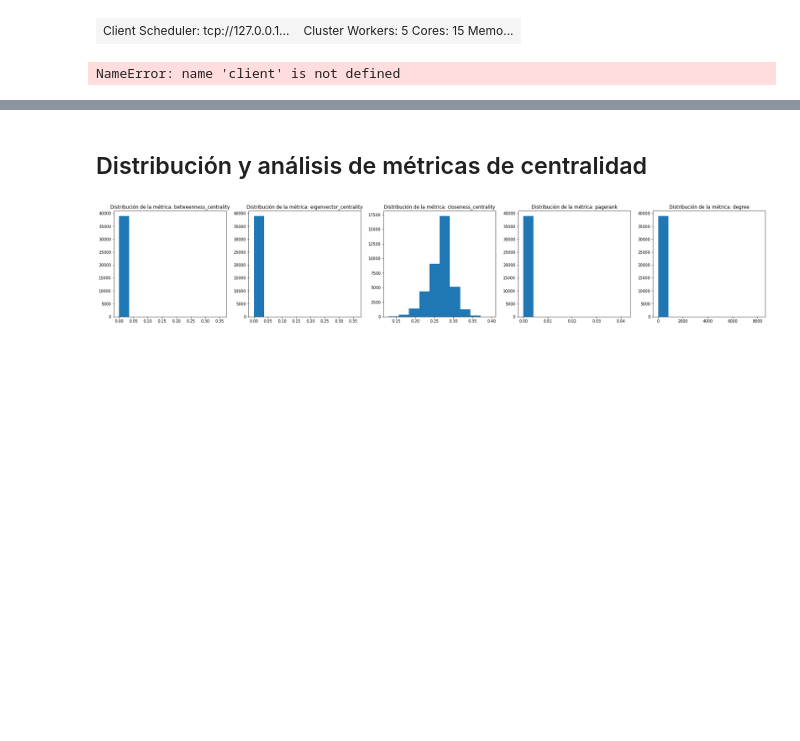
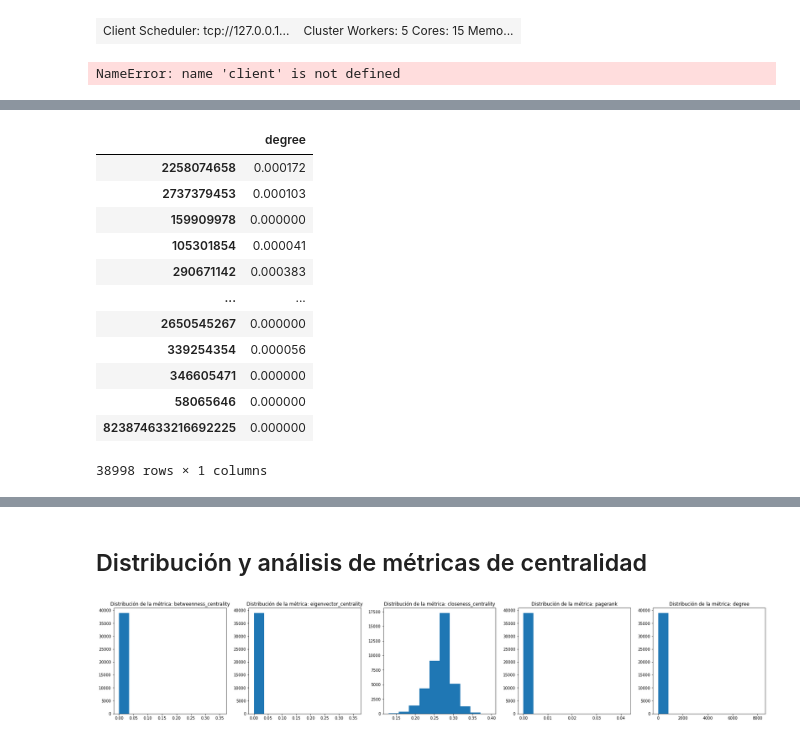
Before and after one commit to estebanarr/graphMachineLearning, a Jupyter notebook: notebooks/Practico1.ipynb, the cells around one changed output, grey strips where cells are left out. Drawn from its saved outputs; the diff is of its cells as text; code cells hidden in the pictures; blank space fills up the shorter version.

```diff
--- a/notebooks/Practico1.ipynb
+++ b/notebooks/Practico1.ipynb
@@ -452,2 +470,18 @@ pd.DataFrame(resultados).to_csv('resultados.csv')
+# %%
+pd.DataFrame(resultados[1]['betweenness_centrality']).T.rename(columns={0:'degree'})
+# %% [output]
+|  | degree |
+| 2258074658 | 0.000172 |
+| 2737379453 | 0.000103 |
+| 159909978 | 0.000000 |
+| 105301854 | 0.000041 |
+| 290671142 | 0.000383 |
+| ... | ... |
+| 2650545267 | 0.000000 |
+| 339254354 | 0.000056 |
+| 346605471 | 0.000000 |
+| 58065646 | 0.000000 |
+| 823874633216692225 | 0.000000 |
+38998 rows × 1 columns
 # %%
 degree=pd.DataFrame(resultados[0]['degree']).T.rename(columns={0:'degree'})
```
Also changed, not shown: parts of 4 cells of this notebook.
